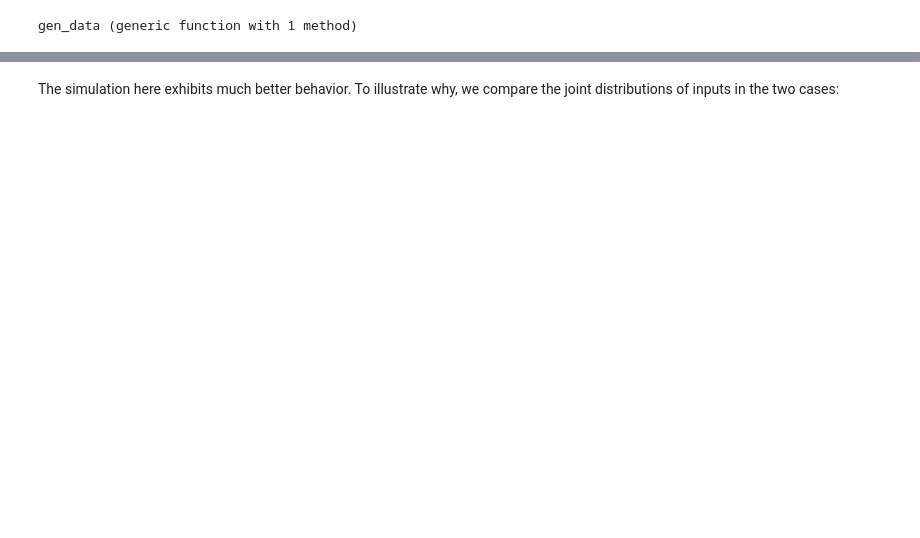
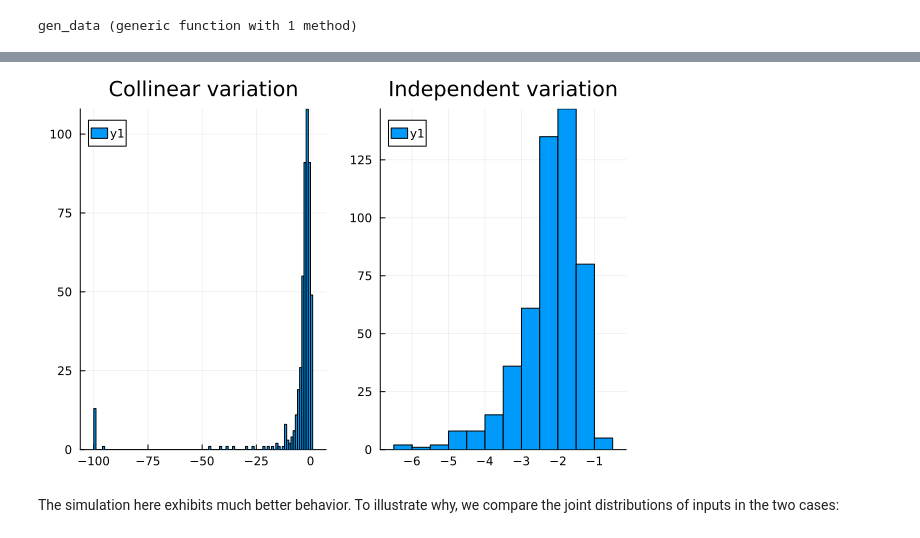
Before and after one commit to josephmullins/ChildSkillProduction, a Jupyter notebook: notes/direct_estimation_mc.ipynb, the cells around one changed output, grey strips where cells are left out. Cells and saved outputs as stored; diff of their text form; code cells hidden in the pictures; blank space fills up the shorter version.

```diff
--- a/notes/direct_estimation_mc.ipynb
+++ b/notes/direct_estimation_mc.ipynb
@@ -123,0 +123,2 @@ plot(H...)
+# %%
+ρb,ab = monte_carlo(500,500,p)
@@ -124,3 +203,32 @@ plot(H...)
+# %%
+function gen_data2(p,N)
+    (;a,ρ,σξ,δ,σπ) = p
+    x1 = rand(LogNormal(3.,1),N)
+    sig_x2 = sqrt(1 + σπ^2/(1-ρ)^2)
+    x2 = rand(LogNormal(3.,sig_x2),N)
+    logy = δ * log.( (a .* x1 .^ ρ .+ (1 - a) .* x2 .^ ρ ) .^ (1/ρ) ) .+ rand(Normal(0,σξ),N)
+    return (;logy,x1,x2)
+end
+
+
+function monte_carlo_2(N,B,p)
+    ρb = zeros(2,B)
+    for b in 1:B
+        #println("Doing round $b of $B trials")
+        dat = gen_data(p,N)
+        res1 = optimize(x->Q1_nlls((;p...,ρ=x),dat),-100.,1.) #[-2.]) #-300,1.)
+        dat = gen_data2(p,N)
+        res2 = optimize(x->Q1_nlls((;p...,ρ=x),dat),-100.,1.) #[-2.]) #-300,1.)
+        ρb[:,b] .= (res1.minimizer,res2.minimizer)
+    end
+    return ρb
+end
+
+ρb = monte_carlo_2(500,500,p)
+plot(histogram(ρb[1,:],title="Collinear variation"),
+    histogram(ρb[2,:],title="Independent variation"))
+# %% [output]
+[figure, added]
 # %% [markdown]
 The simulation here exhibits much better behavior. To illustrate why, we compare the joint distributions of inputs in the two cases:
 # %%
```
Also changed, not shown: parts of 33 cells of this notebook.
